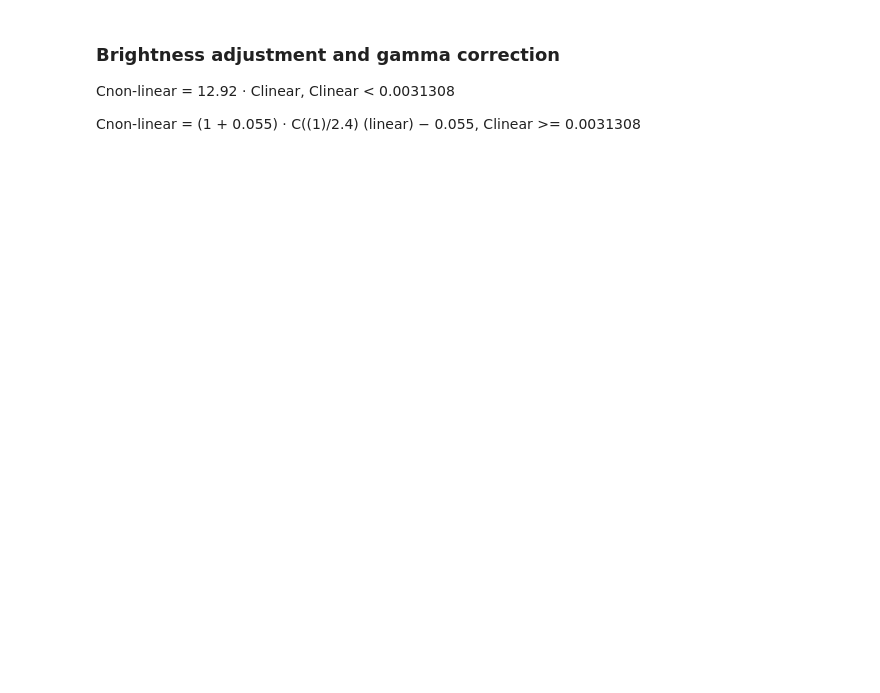
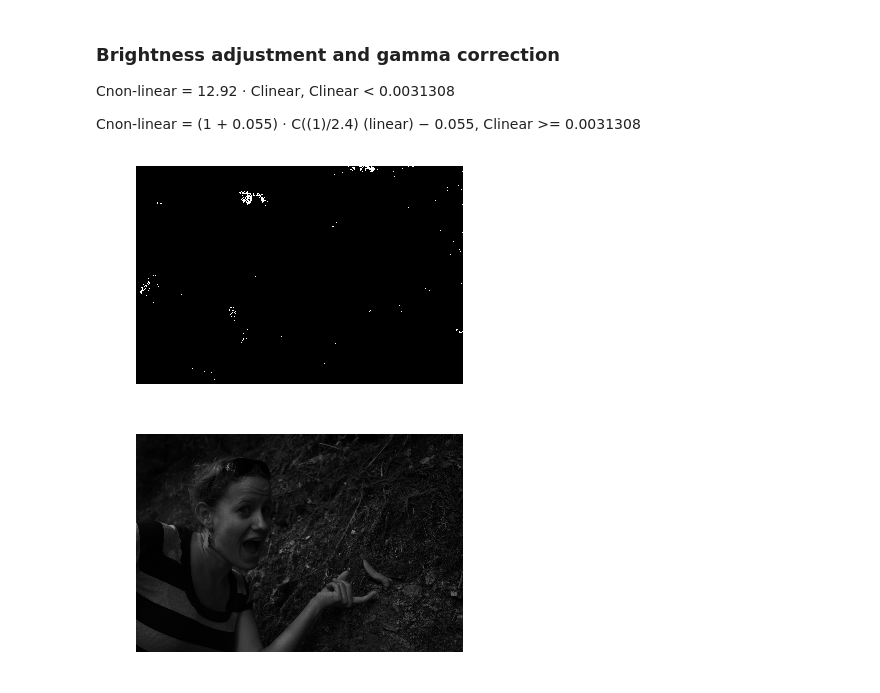
Before and after one commit to xueqinChen/ComputationalPhotography, a Jupyter notebook: p1/src/RawToImage.ipynb, the cells around one changed output. Cells and saved outputs as stored; diff of their text form; code cells hidden in the pictures; blank space fills up the shorter version.

```diff
--- a/p1/src/RawToImage.ipynb
+++ b/p1/src/RawToImage.ipynb
@@ -189,6 +205,21 @@ True
 Cnon-linear = 12.92 · Clinear, Clinear < 0.0031308
 
 Cnon-linear = (1 + 0.055) · C((1)/2.4) (linear) − 0.055, Clinear >= 0.0031308
+# %%
+t1 = large_imgR <= 0.003
+t2 = large_imgR > 0.003
+gamma_r = cv2.bitwise_and(large_imgR, np.double(t1))
+
+
+ret = cv2.normalize(gamma_r, gamma_r, 255, 0, cv2.NORM_MINMAX)
+gamma_r = np.uint8(gamma_r)
+
+
+plt.axis("off");plt.imshow(t1 * 255, cmap=plt.cm.gray);plt.show()
+plt.axis("off");plt.imshow(gamma_r, cmap=plt.cm.gray);plt.show()
+# %% [output]
+[figure, added]
+[figure, added]
 # %%
 dpi = 72.0
 figsize = height / float(dpi), width / float(dpi)
```
Also changed, not shown: parts of 5 cells of this notebook.
